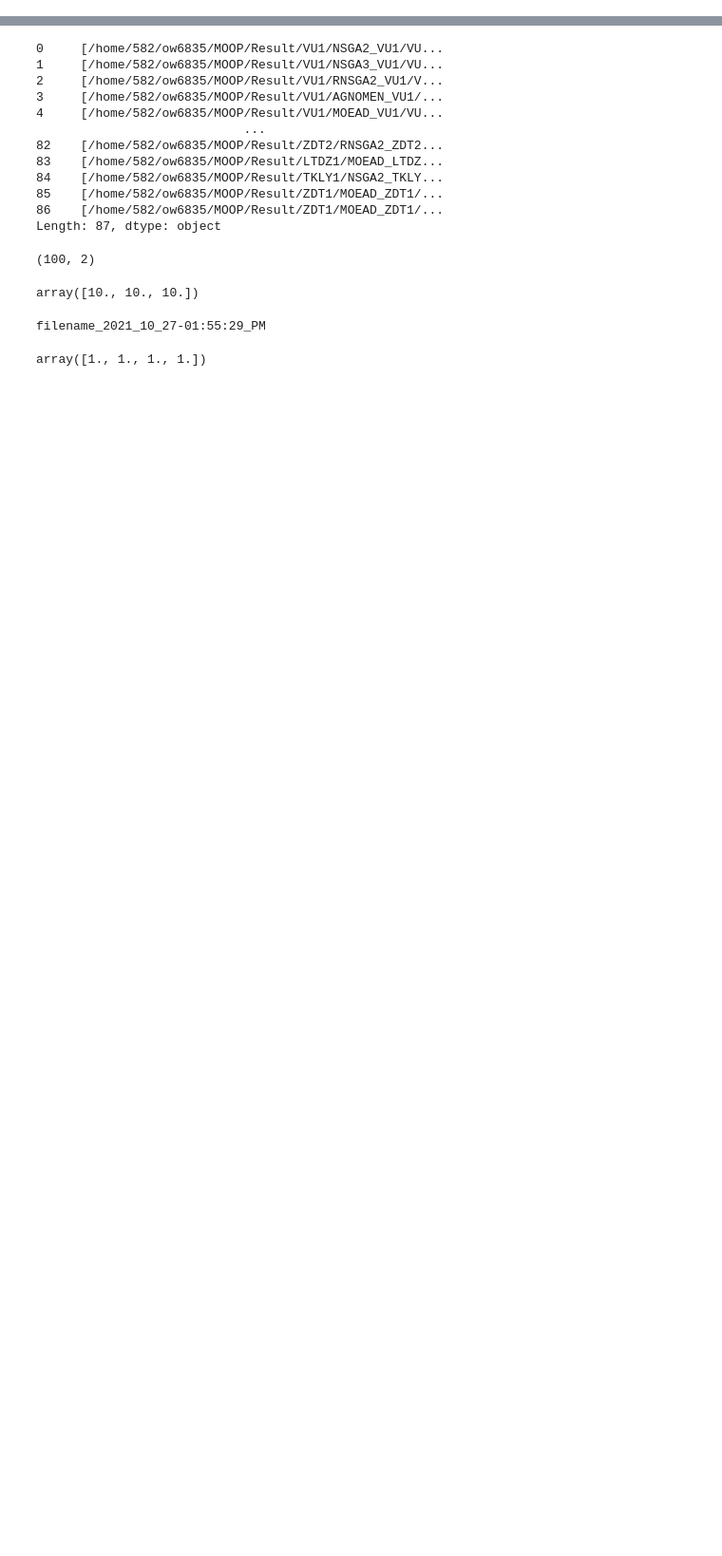
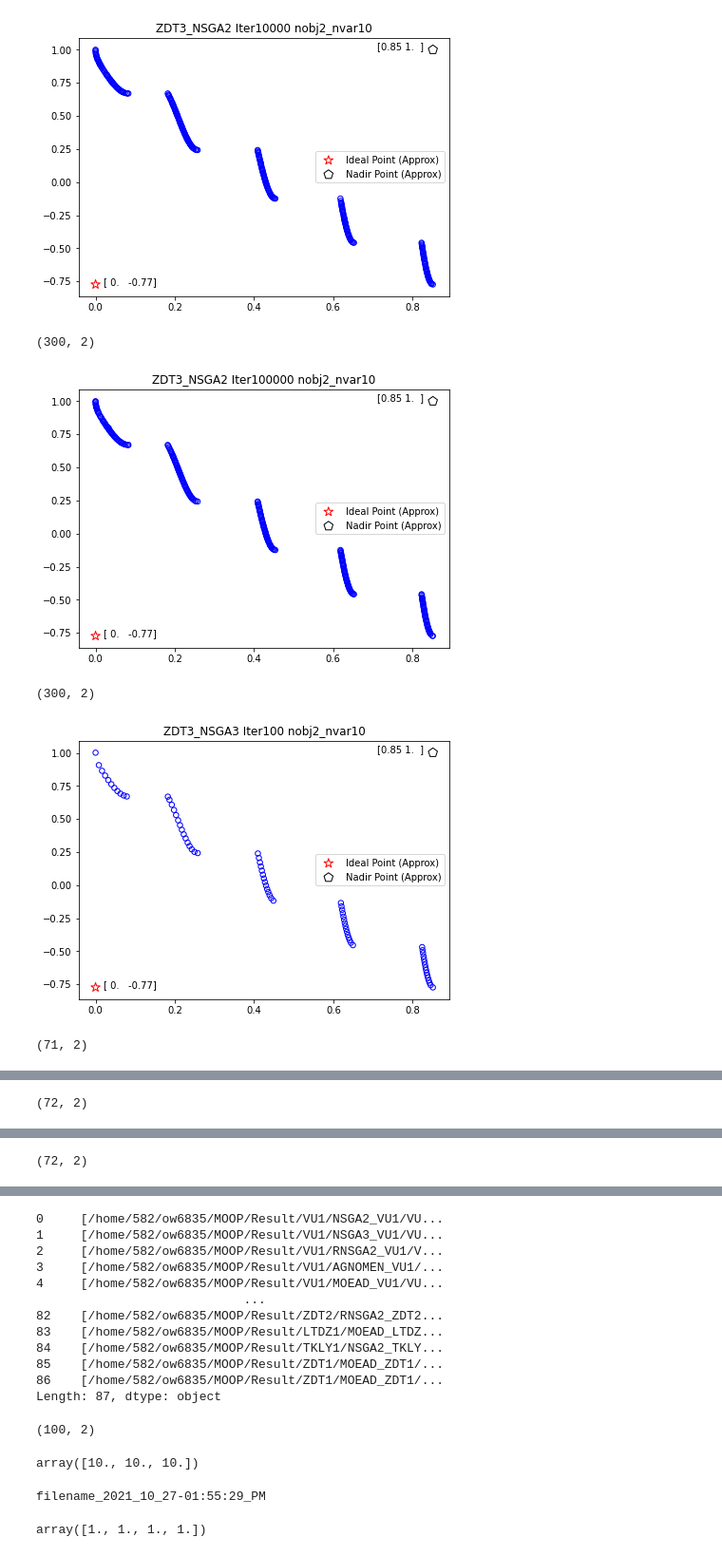
Before and after one commit to wuyoscar/Multi-Obj_Optimization, a Jupyter notebook: Result/process_result.ipynb, the cells around one changed output, grey strips where cells are left out. Shown: that part at 95% size. Drawn from its saved outputs; the diff is of its cells as text; code cells hidden in the pictures; blank space fills up the shorter version.

Commit message:
updated result

```diff
--- a/Result/process_result.ipynb
+++ b/Result/process_result.ipynb
@@ -23,0 +21,11 @@ result.iloc[:,1:].to_csv('part_test_problems_result.csv')
+# %%
+import pandas as pd
+import numpy as np
+from matplotlib import pyplot as plt
+pd.set_option('display.max_rows', None)
+result = pd.read_csv('Jobs_record')
+#result = pd.read_csv('Jobs_record')
+sorted_result = result.sort_values(['Problem', 'Alg_name','n_variables', 'Iteration']).reset_index(drop=True)
+
+sorted_result.loc[:,'solution_path'] = sorted_result['path'].str[29:].values
+sorted_result[:10]
@@ -23,0 +51,25 @@ result.iloc[:,1:].to_csv('part_test_problems_result.csv')
+# %%
+
+for i in range(len(sorted_result)-10,len(sorted_result)):
+    path = sorted_result['solution_path'][i]
+    F = np.loadtxt(path)
+    approx_ideal = F.min(axis=0)
+    approx_nadir = F.max(axis=0)
+    plt.figure(figsize=(7, 5))
+    plt.text(approx_ideal[0]+0.02, approx_ideal[1], str(np.round(approx_ideal,2)))
+    plt.text(approx_nadir[0]-0.14, approx_nadir[1], str(np.round(approx_nadir,2)))
+    plt.scatter(F[:, 0], F[:, 1], s=30, facecolors='none', edgecolors='blue')
+    plt.scatter(approx_ideal[0], approx_ideal[1], facecolors='none', edgecolors='red', marker="*", s=100, label="Ideal Point (Approx)")
+    plt.scatter(approx_nadir[0], approx_nadir[1], facecolors='none', edgecolors='black', marker="p", s=100, label="Nadir Point (Approx)")
+    plt.title(f"{sorted_result['Problem'][i]}_{sorted_result['Alg_name'][i]} Iter{sorted_result['Iteration'][i]} nobj{sorted_result['Objectives'][i]}_nvar{sorted_result['n_variables'][i]}")
+    plt.legend()
+    plt.show()
+
+    print(F.shape)
+# %% [output]
+[figure, added]
+(300, 2)
+[figure, added]
+(300, 2)
+[figure, added]
+(71, 2)
@@ -23,0 +77 @@ result.iloc[:,1:].to_csv('part_test_problems_result.csv')
+(72, 2)
@@ -23,0 +79 @@ result.iloc[:,1:].to_csv('part_test_problems_result.csv')
+(72, 2)
```
Also changed, not shown: parts of 9 cells of this notebook, 1 other file.
